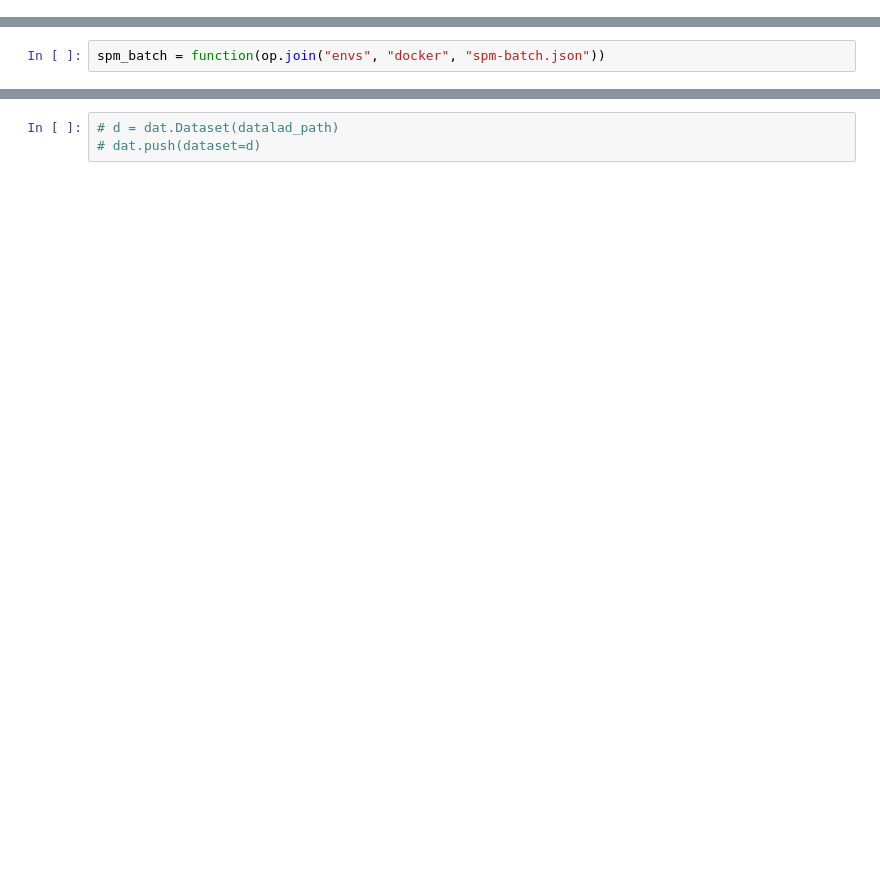
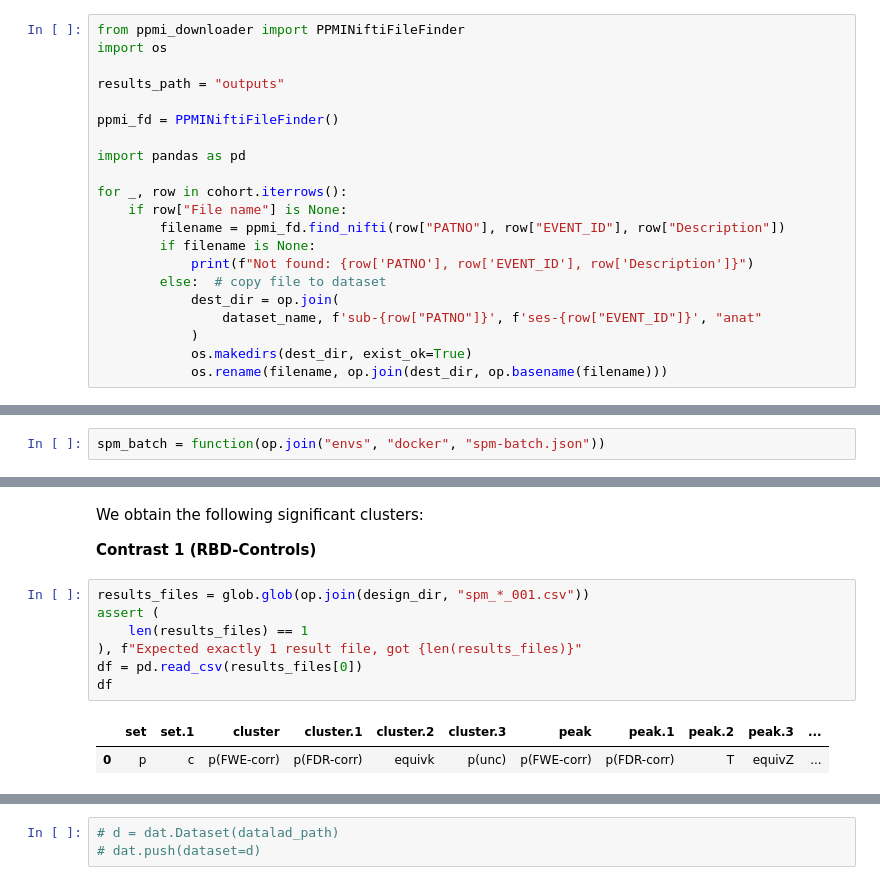
Before and after one commit to LivingPark-MRI/scherfler-etal, a Jupyter notebook: scherfler-etal.ipynb, the cells around one changed output, grey strips where cells are left out. Cells and saved outputs as stored; diff of their text form; blank space fills up the shorter version.

```diff
--- a/scherfler-etal.ipynb
+++ b/scherfler-etal.ipynb
@@ -325,0 +351,21 @@ Downloaded and uncompressed 0 T1 images (the other ones were already available i
+# %%
+from ppmi_downloader import PPMINiftiFileFinder
+import os
+
+results_path = "outputs"
+
+ppmi_fd = PPMINiftiFileFinder()
+
+import pandas as pd
+
+for _, row in cohort.iterrows():
+    if row["File name"] is None:
+        filename = ppmi_fd.find_nifti(row["PATNO"], row["EVENT_ID"], row["Description"])
+        if filename is None:
+            print(f"Not found: {row['PATNO'], row['EVENT_ID'], row['Description']}")
+        else:  # copy file to dataset
+            dest_dir = op.join(
+                dataset_name, f'sub-{row["PATNO"]}', f'ses-{row["EVENT_ID"]}', "anat"
+            )
+            os.makedirs(dest_dir, exist_ok=True)
+            os.rename(filename, op.join(dest_dir, op.basename(filename)))
@@ -604,0 +764,14 @@ Log file stats_3071741767022442618.log exists, skipping batch execution (remove
+# %% [markdown]
+We obtain the following significant clusters:
+
+**Contrast 1 (RBD-Controls)**
+# %%
+results_files = glob.glob(op.join(design_dir, "spm_*_001.csv"))
+assert (
+    len(results_files) == 1
+), f"Expected exactly 1 result file, got {len(results_files)}"
+df = pd.read_csv(results_files[0])
+df
+# %% [output]
+|  | set | set.1 | cluster | cluster.1 | cluster.2 | cluster.3 | peak | peak.1 | peak.2 | peak.3 | ... |
+| 0 | p | c | p(FWE-corr) | p(FDR-corr) | equivk | p(unc) | p(FWE-corr) | p(FDR-corr) | T | equivZ | ... |
```
Also changed, not shown: parts of 70 cells of this notebook, 4 other files.
